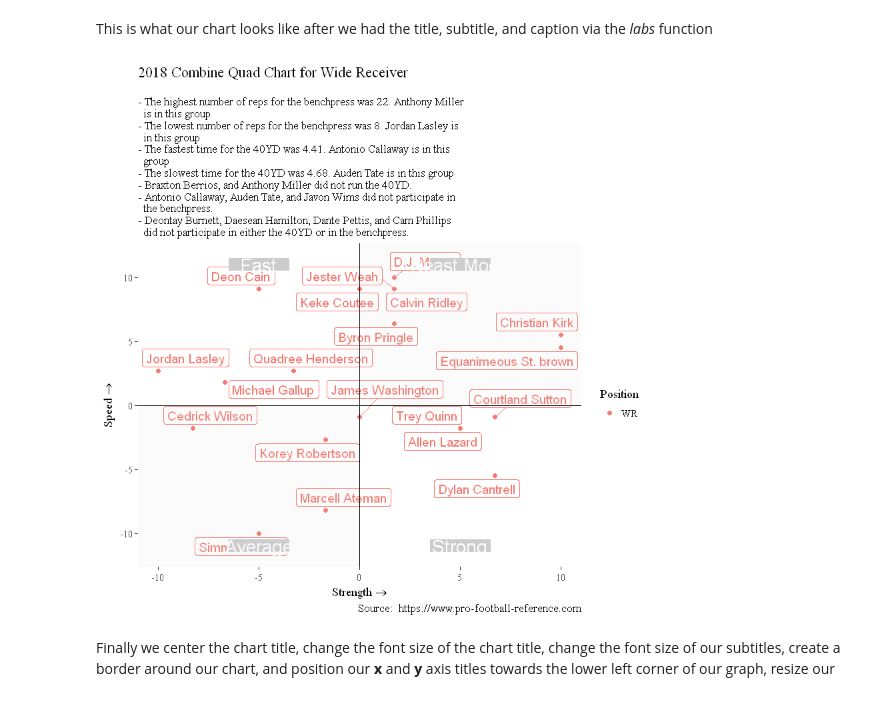
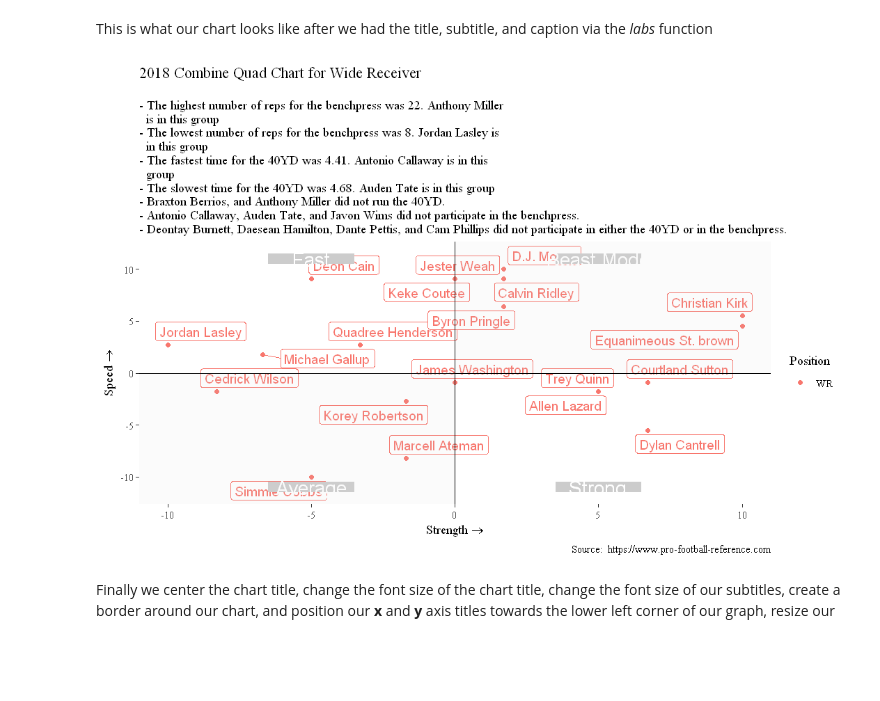
Before and after one commit to DieselAnalytics/CustomPowerBIQuadChartUsingR, a Jupyter notebook: RVizInJupyterLab.ipynb, the cells around one changed output. Cells and saved outputs as stored; diff of their text form; code cells hidden in the pictures; blank space fills up the shorter version.

```diff
--- a/RVizInJupyterLab.ipynb
+++ b/RVizInJupyterLab.ipynb
@@ -162,13 +148,12 @@ We know that our data is in the correct shape so now we can start building our v
 # %% [markdown]
 The code below produces the basis of our quad chart
 # %%
+options(repr.plot.width=7, repr.plot.height=4)
 p <- ggplot(graph_data, aes(x = Scaled.BenchReps, y = Scaled.40YD, col = Position)) +
      geom_point() +
      geom_label_repel(aes(label = Player), size = 4, show.legend = FALSE) +
      geom_hline(yintercept = 0) +
-     geom_vline(xintercept = 0) +
-     labs(
-         title = "My Combine Quad Chart"
-     )
+     geom_vline(xintercept = 0)
+
 p
 # %% [output]
@@ -297,7 +283,6 @@ The code below uses the paste0 function to append a "- " to the beginning of the
 # %%
 No40YDSubtitle <-
     dataset$Player[which(dataset$`40YD` == 0 & dataset$BenchReps != 0)] %>%
-    as.character() %>%
     paste(collapse = ", ") %>%
     stri_replace_last_fixed(", ", ", and ") %>%
     paste0("- ", .," did not run the 40YD.")
@@ -306,12 +291,3 @@ No40YDSubtitle
 [1] "- Braxton Berrios, and Anthony Miller did not run the 40YD."
 # %% [markdown]
 The code below passes the results from what was created in the cell above to the str_wrap function. The str_wrap function allows you to control the width of the string via the ***width*** argument and control the indentation of all subsequent lines via the ***extent*** argument.
-# %%
-No40YDSubtitle <-
-    dataset$Player[which(dataset$`40YD` == 0 & dataset$BenchReps != 0)] %>%
-    as.character() %>%
-    paste(collapse = ", ") %>%
-    stri_replace_last_fixed(", ", ", and ") %>%
-    paste0("- ", .," did not run the 40YD.") %>%
-    str_wrap(width = 70, exdent = 2)
-No40YDSubtitle
@@ -329,11 +303,9 @@ The code below does the same for the other "No" categories and creates variables
 # %%
 NoBenchPressSubtitle <-
     dataset$Player[which(dataset$`40YD` != 0 & dataset$BenchReps == 0)] %>%
-    as.character() %>%
     paste(collapse = ", ") %>%
     stri_replace_last_fixed(", ", ", and ") %>%
-    paste0("- ", .," did not participate in the benchpress.") %>%
-    str_wrap(width = 70, exdent = 2)
+    paste0("- ", .," did not participate in the benchpress.")
 
 NoBenchPressSubtitleHaveAthletes <-
     dataset$Player[which(dataset$`40YD` != 0 & dataset$BenchReps == 0)] %>%
@@ -342,11 +314,9 @@ NoBenchPressSubtitleHaveAthletes <-
 
 No40YDAndBenchPressSubtitle <-
     dataset$Player[which(dataset$`40YD` == 0 & dataset$BenchReps == 0)] %>%
-    as.character() %>%
     paste(collapse = ", ") %>%
     stri_replace_last_fixed(", ", ", and ") %>%
-    paste0("- ", .," did not participate in either the 40YD or in the benchpress.") %>%
-    str_wrap(width = 70, exdent = 2)
+    paste0("- ", .," did not participate in either the 40YD or in the benchpress.")
 
 No40YDAndBenchPressSubtitleHaveAthletes <-
     dataset$Player[which(dataset$`40YD` == 0 & dataset$BenchReps == 0)] %>%
@@ -489,15 +460,16 @@ p
 # %% [markdown]
 This is what our chart looks like after we had the title, subtitle, and caption via the *labs* function
 # %%
+options(repr.plot.width=9, repr.plot.height=6)
 p <- p +
      labs(
          title = chart.title,
          subtitle = chartsubtitle,
          caption = chart_source
      )
 p
 # %% [output]
-[figure, old version]
+[figure, new version]
 # %% [markdown]
 Finally we center the chart title, change the font size of the chart title, change the font size of our subtitles, create a border around our chart, and position our **x** and **y** axis titles towards the lower left corner of our graph, resize our
 # %%
```
Also changed, not shown: parts of 22 cells of this notebook.
